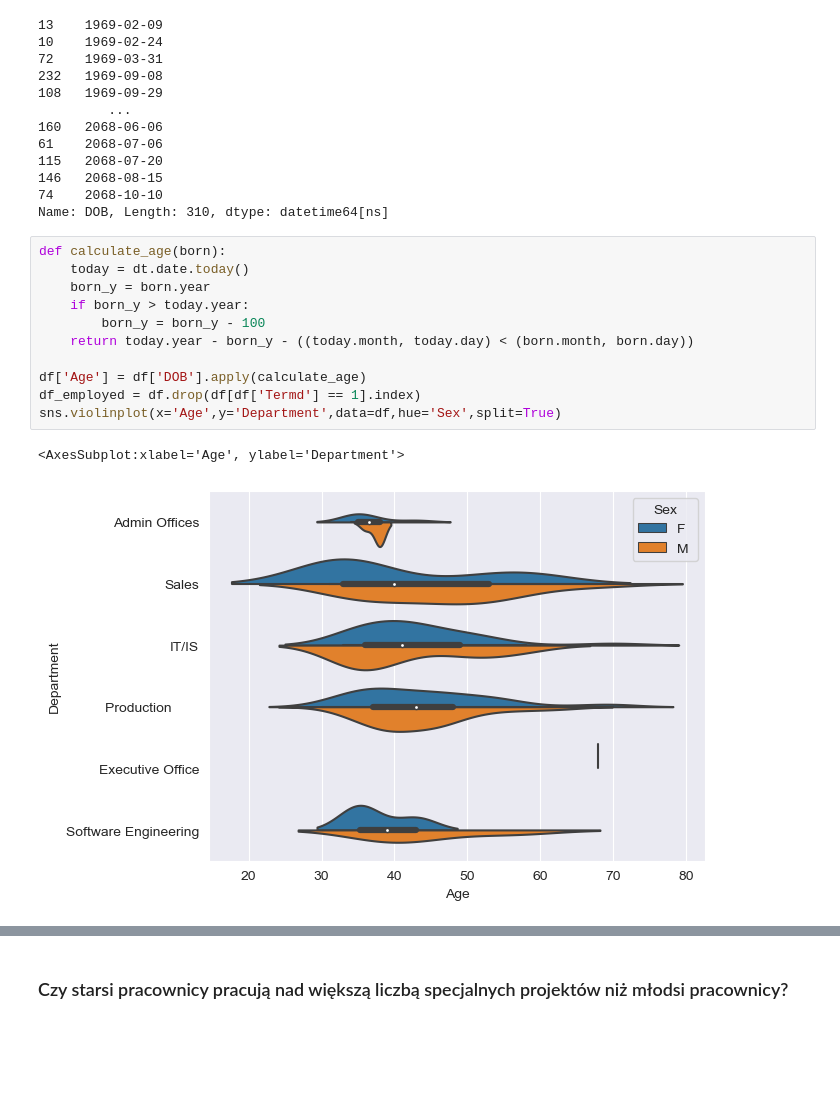
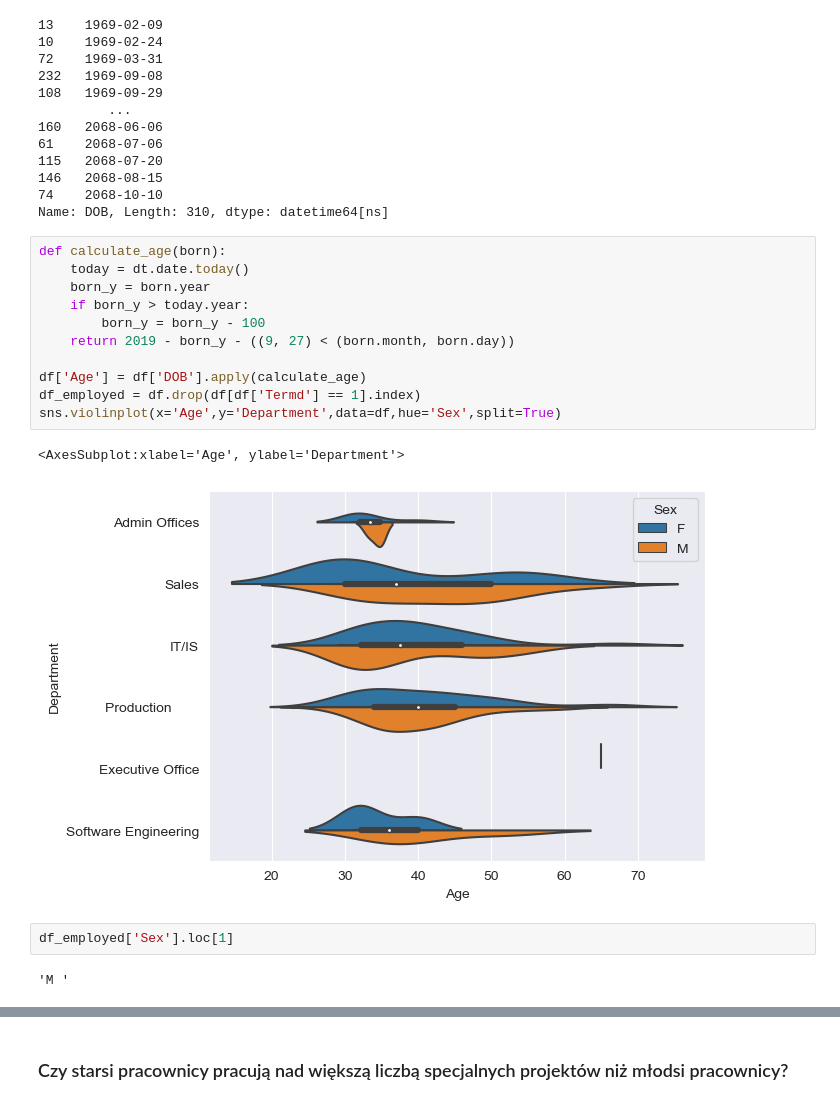
Before and after one commit to kanies89/Kodilla---Module_9.2_Task_1, a Jupyter notebook: Kodilla - Module_9.2_Task_1.ipynb, the cells around one changed output, grey strips where cells are left out. Saved outputs shown, nothing was run; the diff lists cells and outputs as text; blank space fills up the shorter version.

```diff
--- a/Kodilla - Module_9.2_Task_1.ipynb
+++ b/Kodilla - Module_9.2_Task_1.ipynb
@@ -171,14 +245,18 @@ Name: DOB, Length: 310, dtype: datetime64[ns]
 # %%
 def calculate_age(born):
     today = dt.date.today()
     born_y = born.year
     if born_y > today.year:
         born_y = born_y - 100
-    return today.year - born_y - ((today.month, today.day) < (born.month, born.day))
+    return 2019 - born_y - ((9, 27) < (born.month, born.day))
 
 df['Age'] = df['DOB'].apply(calculate_age)
 df_employed = df.drop(df[df['Termd'] == 1].index)
 sns.violinplot(x='Age',y='Department',data=df,hue='Sex',split=True)
 # %% [output]
 <AxesSubplot:xlabel='Age', ylabel='Department'>
-[figure, old version]
+[figure, new version]
+# %%
+df_employed['Sex'].loc[1]
+# %% [output]
+'M '
```
Also changed, not shown: parts of 44 cells of this notebook.
